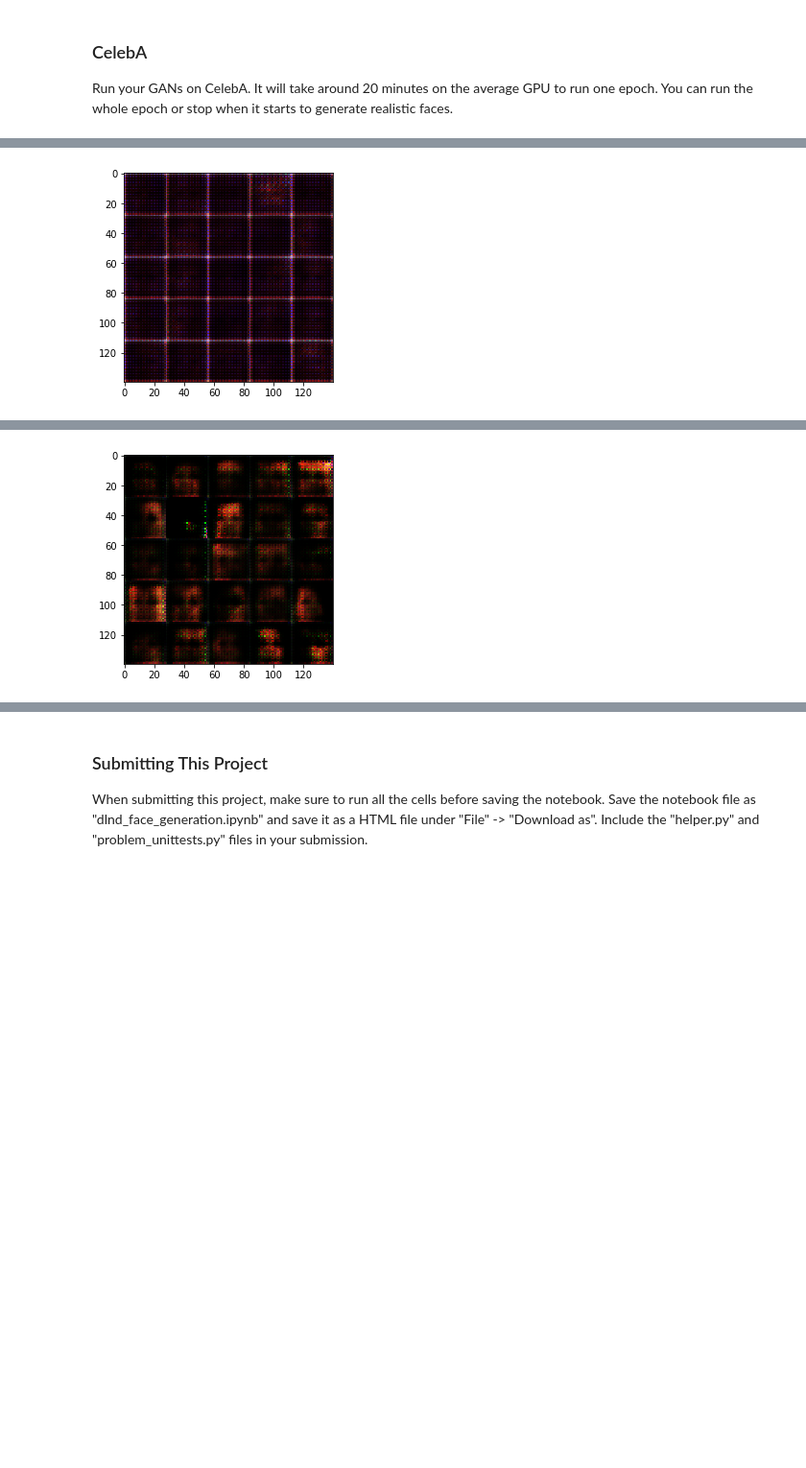
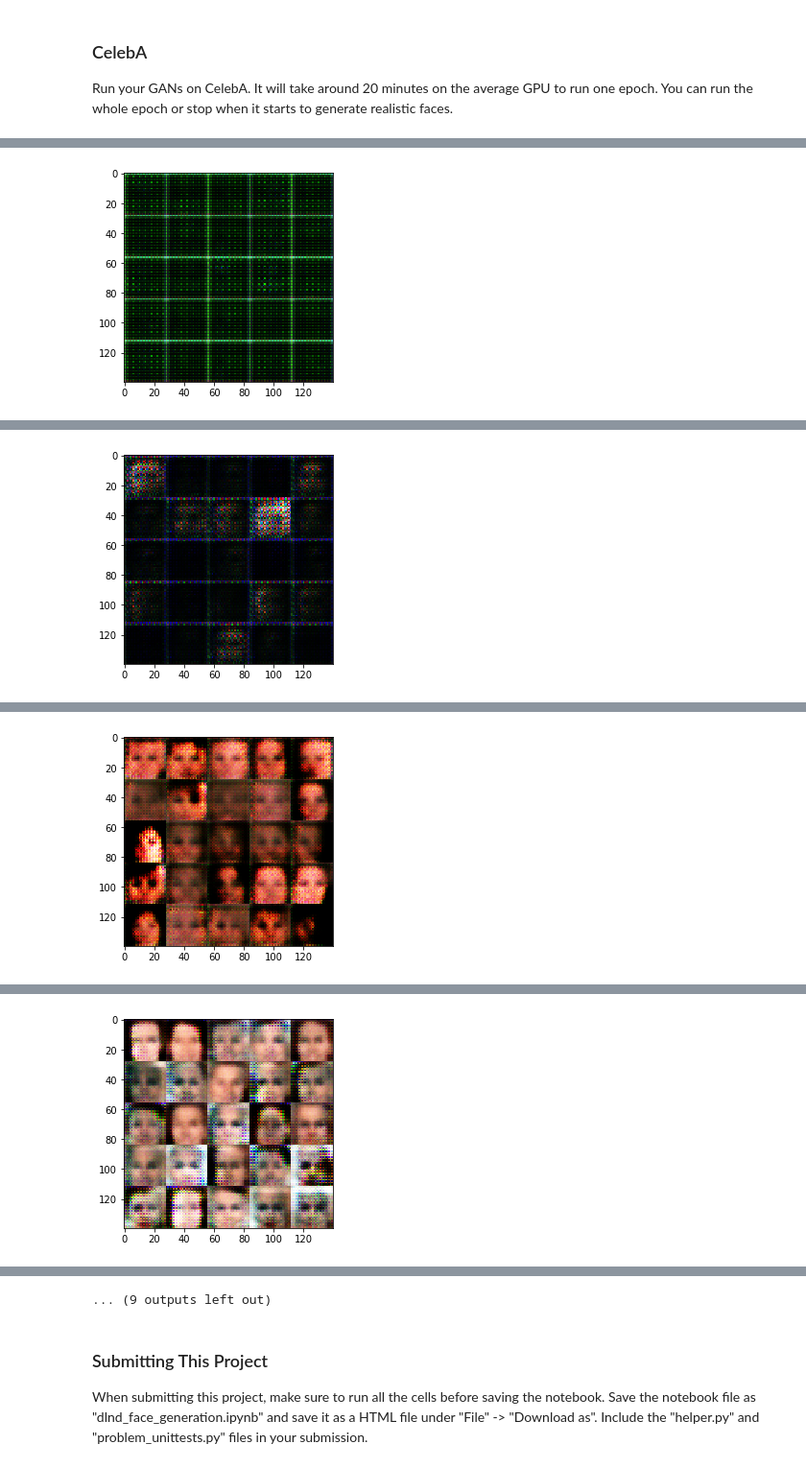
Before and after one commit to mangeshw/face-generation, a Jupyter notebook: dlnd_face_generation.ipynb, the cells around one changed output, grey strips where cells are left out. Shown at 96% size. Drawn from its saved outputs; the diff is of its cells as text; code cells hidden in the pictures; blank space fills up the shorter version.

Commit message:
Trained network for 5 epochs

```diff
--- a/dlnd_face_generation.ipynb
+++ b/dlnd_face_generation.ipynb
@@ -519,13 +519,13 @@ Run your GANs on CelebA.  It will take around 20 minutes on the average GPU to r
 batch_size = 64
 z_dim = 100
 learning_rate = 0.0005
-beta1 = 0.4
+beta1 = 0.5
 
 
 """
 DON'T MODIFY ANYTHING IN THIS CELL THAT IS BELOW THIS LINE
 """
-epochs = 1
+epochs = 5
 
 celeba_dataset = helper.Dataset('celeba', glob(os.path.join(data_dir, 'img_align_celeba/*.jpg')))
 with tf.Graph().as_default():
@@ -543 +543 @@ Epoch 1/1... Discriminator Loss: 0.9005... Generator Loss: 1.7138 Batch 80...
-[figure, old version]
+[figure, new version]
@@ -552 +552 @@ Epoch 1/1... Discriminator Loss: 0.7953... Generator Loss: 5.3667 Batch 160...
-[figure, old version]
+[figure, new version]
@@ -553,0 +561 @@ Epoch 1/1... Discriminator Loss: 1.2272... Generator Loss: 1.0245 Batch 170...
+[figure, added]
@@ -553,0 +570 @@ Epoch 1/1... Discriminator Loss: 1.2272... Generator Loss: 1.0245 Batch 170...
+[figure, added]
@@ -554,3 +589,4 @@ Epoch 1/1... Discriminator Loss: 1.2272... Generator Loss: 1.0245 Batch 170...
+... (9 outputs left out)
 # %% [markdown]
 ### Submitting This Project
 When submitting this project, make sure to run all the cells before saving the notebook. Save the notebook file as "dlnd_face_generation.ipynb" and save it as a HTML file under "File" -> "Download as". Include the "helper.py" and "problem_unittests.py" files in your submission.
```
Also changed, not shown: parts of 1 cell of this notebook.
